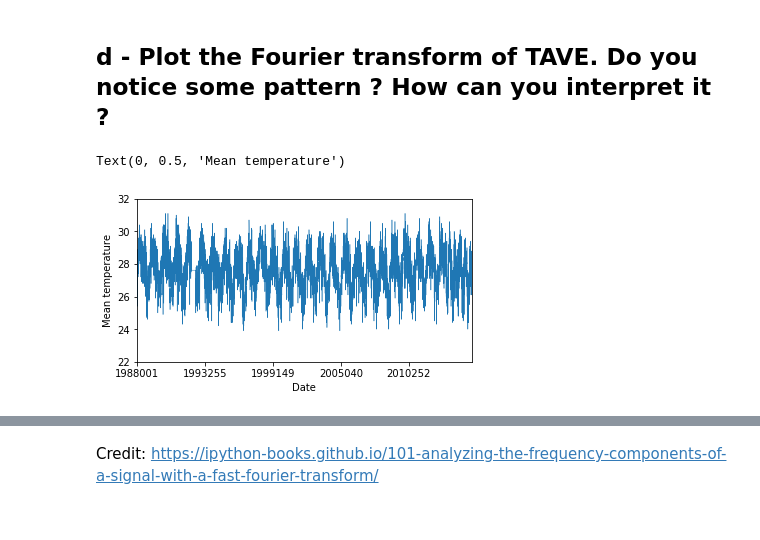
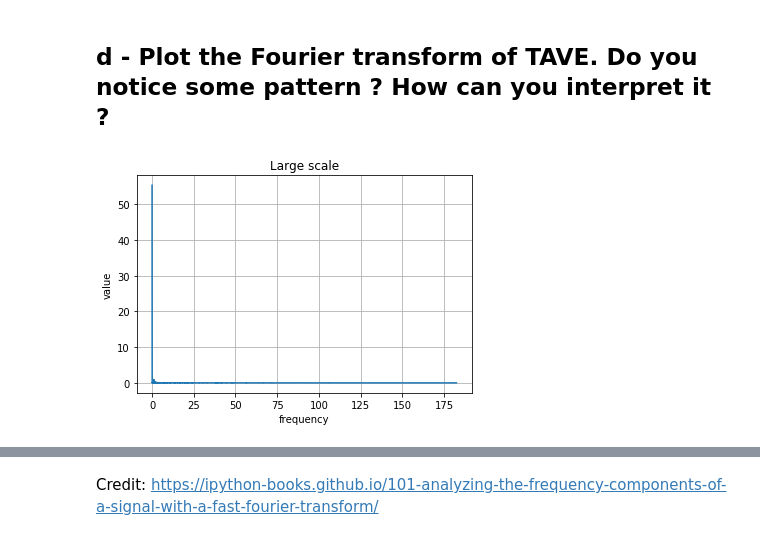
Before and after one commit to JK-Pair/Data_analysis, a Jupyter notebook: Assignment.ipynb, the cells around one changed output, grey strips where cells are left out. Saved outputs shown, nothing was run; the diff lists cells and outputs as text; code cells hidden in the pictures.

```diff
--- a/Assignment.ipynb
+++ b/Assignment.ipynb
@@ -230,12 +230,3 @@ plt.show()
 date = data_avg.index.values
 temp = data_avg['TAVE']
 N = len(temp)
-# %%
-fig, ax = plt.subplots(1, 1, figsize=(6, 3))
-temp.plot(ax=ax, lw=.5)
-ax.set_ylim(22, 32)
-ax.set_xlabel('Date')
-ax.set_ylabel('Mean temperature')
-# %% [output]
-Text(0, 0.5, 'Mean temperature')
-[figure, removed]
@@ -241,0 +243,12 @@ Text(0, 0.5, 'Mean temperature')
+# %%
+# x-axis label
+plt.xlabel('frequency')
+# frequency label
+plt.ylabel('value')
+# plot title
+plt.title("Large scale")
+plt.plot(xf, 2.0/N * np.abs(yf[0:N//2]))
+plt.grid()
+plt.show()
+# %% [output]
+[figure, added]
```
Also changed, not shown: parts of 14 cells of this notebook.
